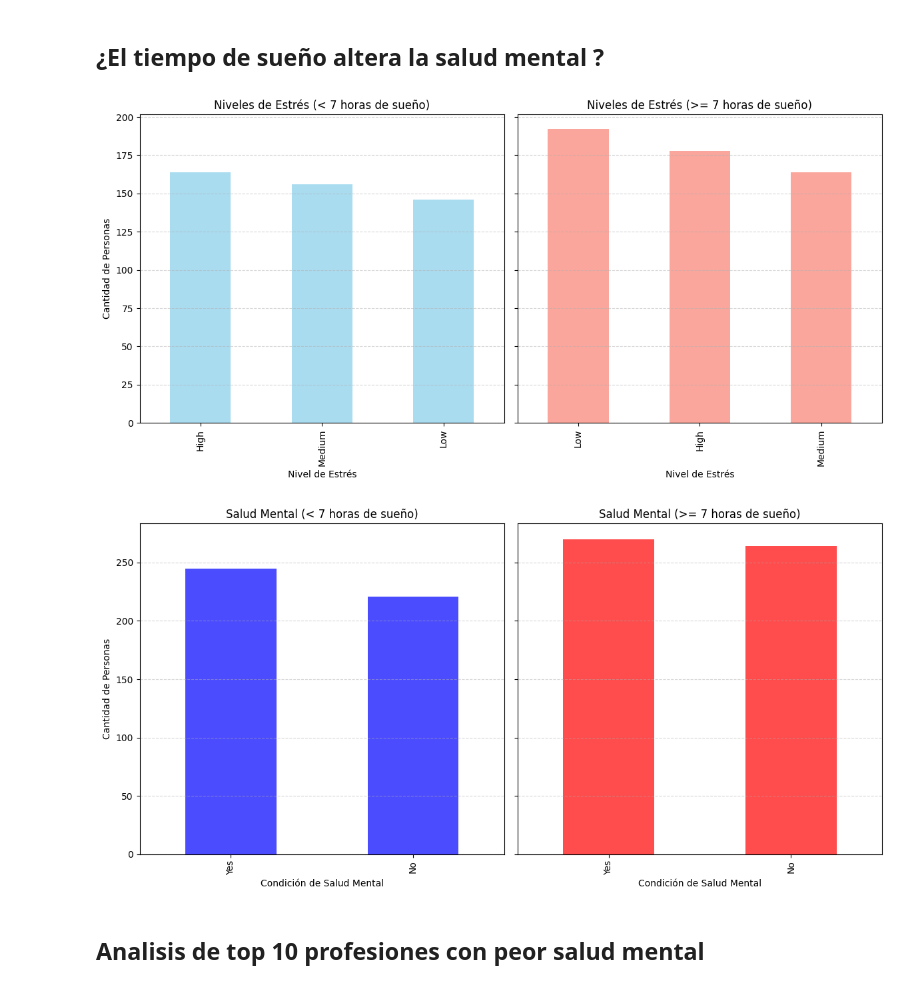
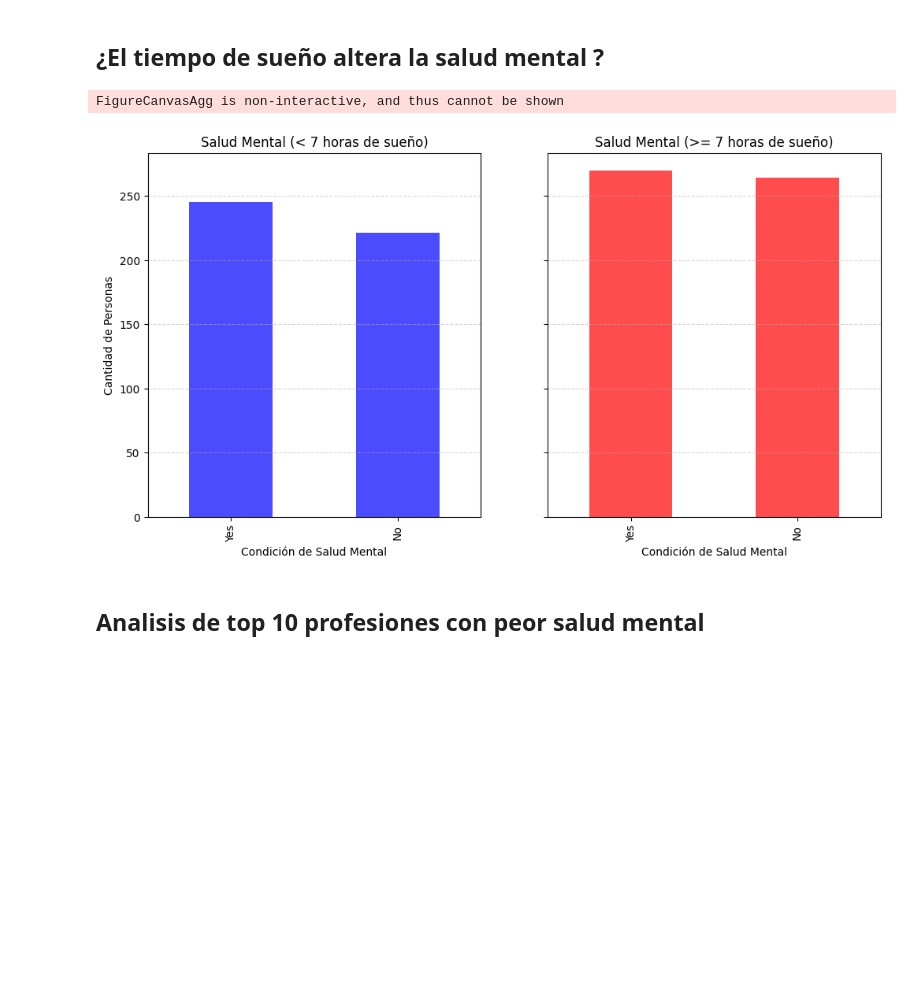
Before and after one commit to JuanDavid111/Proyecto_salud_mental, a Jupyter notebook: pruebas.ipynb, the cells around one changed output. Saved outputs shown, nothing was run; the diff lists cells and outputs as text; code cells hidden in the pictures; blank space fills up the shorter version.

```diff
--- a/pruebas.ipynb
+++ b/pruebas.ipynb
@@ -179,76 +182,41 @@ px.pie(terapia_personas.query(f"Mental_Health_Condition == '{'No'}'"),values="Co
 ## ¿El tiempo de sueño altera la salud mental ?
 # %%
 def Tiempo_Sueño(dataset):
-    """
-    Analiza si el tiempo de sueño altera la salud mental.
-    Divide los datos en dos grupos: quienes duermen menos de 7 horas y quienes duermen 7 o más horas.
-    Crea gráficos comparativos que muestran los niveles de estrés y las condiciones de salud mental.
-
-    :param dataset: DataFrame con las siguientes columnas requeridas:
-                    - Sleep_Hours
-                    - Stress_Level
-                    - Mental_Health_Condition
-    """
-
-    # Separar el dataset en dos grupos basados en las horas de sueño
+        # Separar el dataset en dos grupos basados en las horas de sueño
     less_than_7 = dataset[dataset['Sleep_Hours'] < 7]  # Personas que duermen menos de 7 horas
     more_than_7 = dataset[dataset['Sleep_Hours'] >= 7]  # Personas que duermen 7 horas o más
 
-    # Contar las frecuencias de los niveles de estrés (Stress_Level) para cada grupo
-    stress_counts_lt7 = less_than_7['Stress_Level'].value_counts()  # Conteo para menos de 7 horas
-    stress_counts_mt7 = more_than_7['Stress_Level'].value_counts()  # Conteo para 7 o más horas
 
-    # Crear gráficos para comparar los niveles de estrés entre los dos grupos
-    fig, ax = plt.subplots(1, 2, figsize=(12, 6), sharey=True)  # Dos gráficos lado a lado
-
-    # Gráfico para el grupo con menos de 7 horas de sueño
-    stress_counts_lt7.plot(kind='bar', ax=ax[0], color='skyblue', alpha=0.7)
-    ax[0].set_title('Niveles de Estrés (< 7 horas de sueño)')  # Título del gráfico
-    ax[0].set_xlabel('Nivel de Estrés')  # Etiqueta del eje X
-    ax[0].set_ylabel('Cantidad de Personas')  # Etiqueta del eje Y
-    ax[0].grid(axis='y', linestyle='--', alpha=0.5)  # Líneas de la cuadrícula para facilitar lectura
-
-    # Gráfico para el grupo con 7 o más horas de sueño
-    stress_counts_mt7.plot(kind='bar', ax=ax[1], color='salmon', alpha=0.7)
-    ax[1].set_title('Niveles de Estrés (>= 7 horas de sueño)')  # Título del gráfico
-    ax[1].set_xlabel('Nivel de Estrés')  # Etiqueta del eje X
-    ax[1].grid(axis='y', linestyle='--', alpha=0.5)  # Líneas de la cuadrícula para facilitar lectura
-
-    # Ajustar el diseño para que los gráficos no se superpongan
-    plt.tight_layout()
-    plt.show()  # Mostrar los gráficos
 
     # Contar las frecuencias de las condiciones de salud mental (Mental_Health_Condition) para cada grupo
     mental_health_lt7 = less_than_7['Mental_Health_Condition'].value_counts()  # Menos de 7 horas
     mental_health_mt7 = more_than_7['Mental_Health_Condition'].value_counts()  # 7 o más horas
 
     # Crear gráficos para comparar las condiciones de salud mental entre los dos grupos
     fig, ax = plt.subplots(1, 2, figsize=(12, 6), sharey=True)  # Dos gráficos lado a lado
 
     # Gráfico para el grupo con menos de 7 horas de sueño
     mental_health_lt7.plot(kind='bar', ax=ax[0], color='blue', alpha=0.7)
     ax[0].set_title('Salud Mental (< 7 horas de sueño)')  # Título del gráfico
     ax[0].set_xlabel('Condición de Salud Mental')  # Etiqueta del eje X
     ax[0].set_ylabel('Cantidad de Personas')  # Etiqueta del eje Y
     ax[0].grid(axis='y', linestyle='--', alpha=0.5)  # Líneas de la cuadrícula para facilitar lectura
 
     # Gráfico para el grupo con 7 o más horas de sueño
     mental_health_mt7.plot(kind='bar', ax=ax[1], color='red', alpha=0.7)
     ax[1].set_title('Salud Mental (>= 7 horas de sueño)')  # Título del gráfico
     ax[1].set_xlabel('Condición de Salud Mental')  # Etiqueta del eje X
     ax[1].grid(axis='y', linestyle='--', alpha=0.5)  # Líneas de la cuadrícula para facilitar lectura
 
-    # Ajustar el diseño para que los gráficos no se superpongan
-    plt.tight_layout()
-    plt.show()  # Mostrar los gráficos
+    fig.show()
 
 
 
 
 Tiempo_Sueño(df)
 # %% [output]
+FigureCanvasAgg is non-interactive, and thus cannot be shown
-[figure, old version]
+[figure, new version]
-[figure, removed]
 # %% [markdown]
 ## Analisis de top 10 profesiones con peor salud mental
 # %%
```
Also changed, not shown: parts of 4 cells of this notebook, 5 other files.
